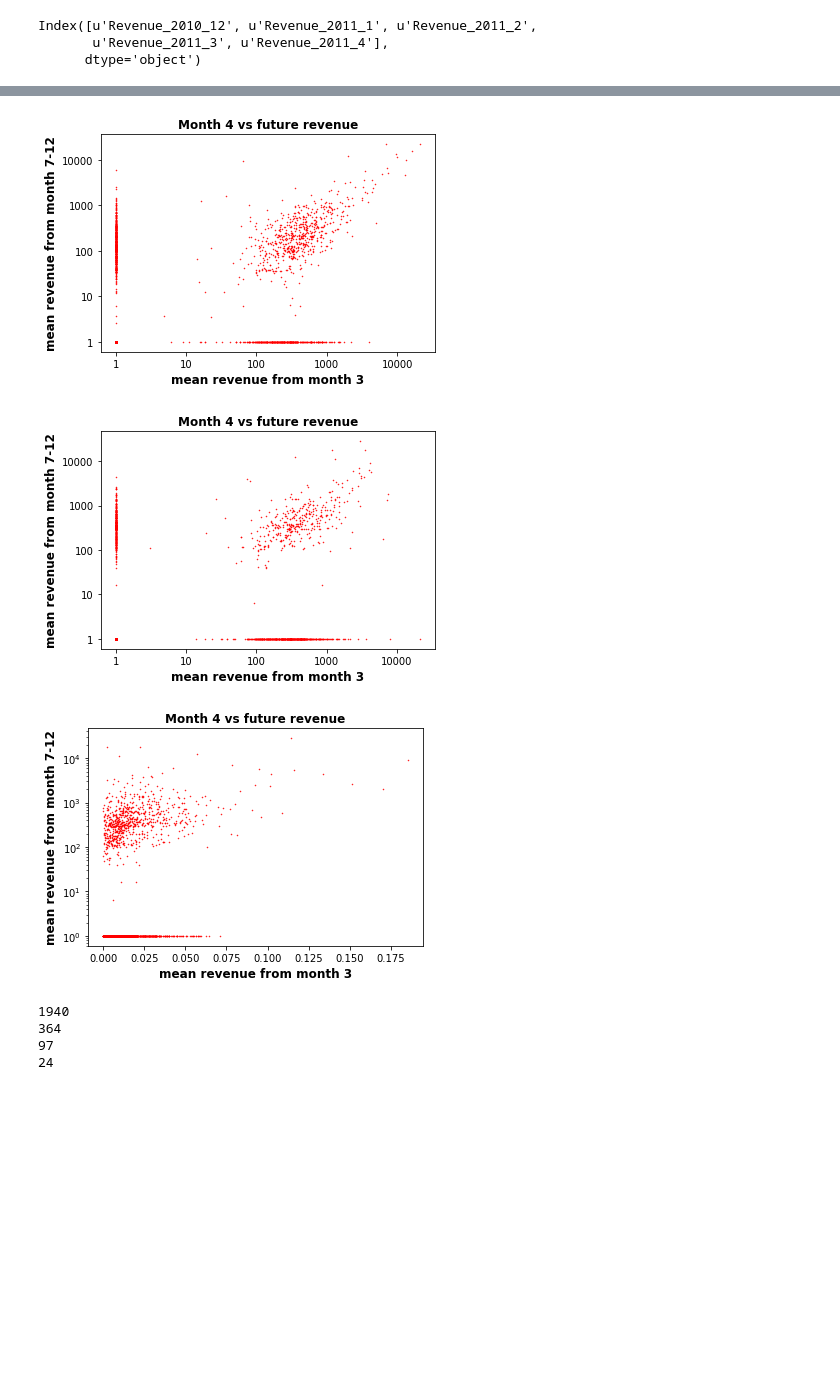
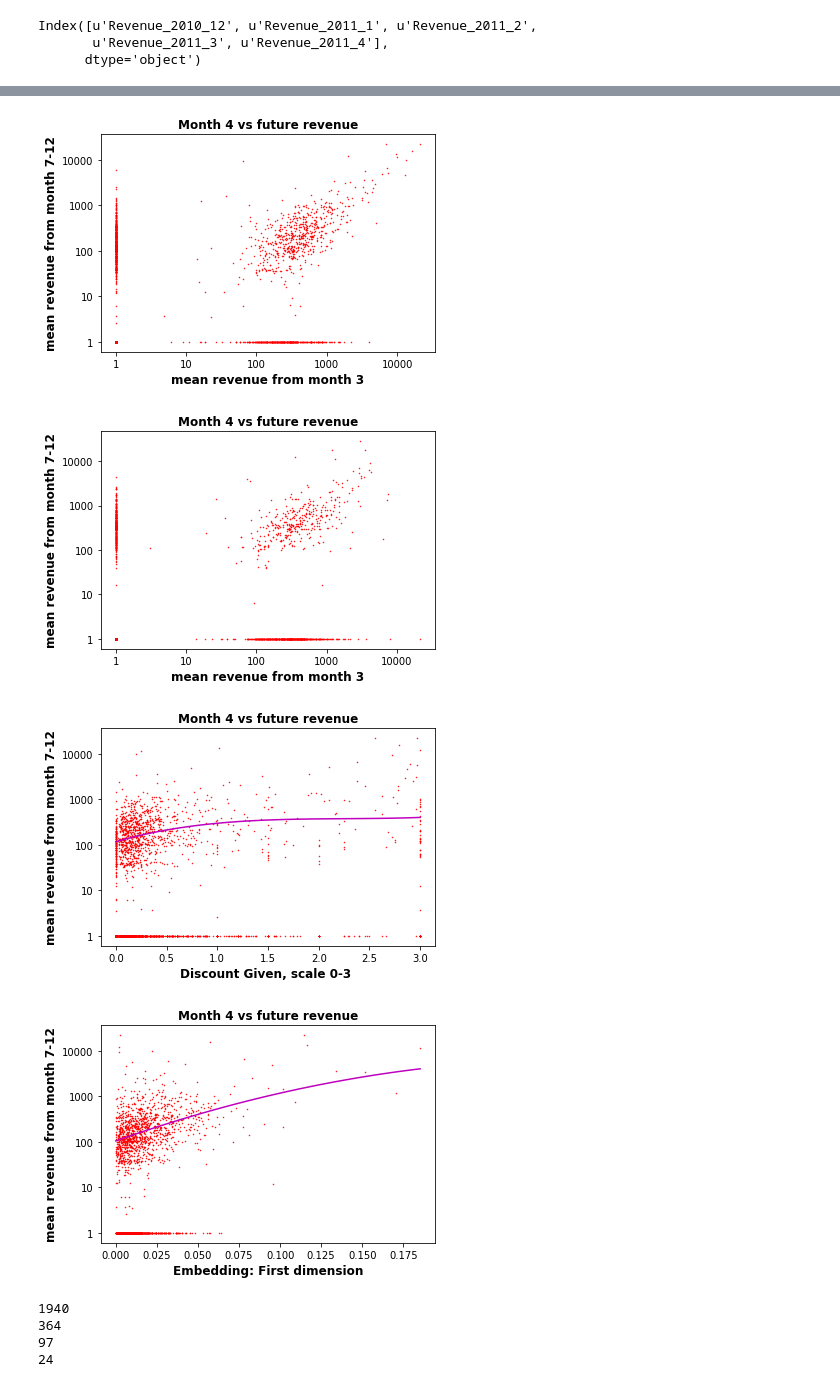
Before and after one commit to leexa90/E-commece-Data-Science, a Jupyter notebook: Untitled_cluster.ipynb, the cells around one changed output, grey strips where cells are left out. Saved outputs shown, nothing was run; the diff lists cells and outputs as text; code cells hidden in the pictures; blank space fills up the shorter version.

```diff
--- a/Untitled_cluster.ipynb
+++ b/Untitled_cluster.ipynb
@@ -233,5 +240,10 @@ Invoice_future = test5.groupby(['CustomerID',]).apply(lambda x :(list(x['StockCo
 customer_info_orders = pd.merge(customer_info_orders,Invoice_future,on='CustomerID',how='outer')
 customer_info_orders.rename(columns={0 : 'orders_future5'},inplace=True)
 
+#get discount given to each customer during training phase
+discount_rating = train.groupby('CustomerID')['Discount_given'].apply(np.mean).reset_index(drop=0)
+customer_info_orders = pd.merge(customer_info_orders,discount_rating,on='CustomerID',how='outer')
+
+
+
 customer_info_orders = customer_info_orders.sort_values('CustomerID').reset_index(drop=True)
-#print customer_info_orders
@@ -463,12 +474,12 @@ len(train),len(test),len(test2),len(test3),len(test4),len(test5)
 '''
 customer_info_orders.columns = [regex.sub("_", col) if any(x in str(col) for x in set(('[', ']', '<'))) else col for col in customer_info_orders.columns.values]
 
-predictors = list(customer_info_orders.keys()[3:8])+['mean_log_rev_train',]+\
+predictors = list(customer_info_orders.keys()[3:8])+['mean_log_rev_train','Discount_given']+\
                      list([x for x in customer_info_orders.keys() if 'svd' in str(x)]) [:30]
 colsA =  ['Revenue_2011_' + str(x) for x in [1,2,3,4]]+['Revenue_2010_12']
 customer_info_orders['mean_log_rev_train']= np.log10(1+np.mean(customer_info_orders[colsA].values,1))
 z = customer_info_orders[['pdt_'+str(x) for x in range(100)]].describe().loc['mean']
-predictors += list(z[z>0.03].index)
+#predictors += list(z[z>0.03].index)
 target = 'target'
 gc.collect()
 for i in range(2,6):
@@ -572,37 +609,66 @@ plt.plot(customer_info_orders2['mean_log_rev_train'],customer_info_orders2['targ
 plt.xlabel('mean revenue from month 1-5',weight='bold',fontsize=12)
 plt.ylabel('mean revenue from month 7-12',weight='bold',fontsize=12)
 plt.title('Past revenue vs future revenue',weight='bold',fontsize=12)
 plt.xticks(range(5),[10**x for x in range(5)])
 plt.yticks(range(5),[10**x for x in range(5)])
 plt.show()
 plt.close()
 plt.plot(np.log10(1+customer_info_orders2['Revenue_2011_3']),customer_info_orders2['target5'],'ro',markersize=0.5)
 plt.xlabel('mean revenue from month 3',weight='bold',fontsize=12)
 plt.ylabel('mean revenue from month 7-12',weight='bold',fontsize=12)
 plt.title('Month 4 vs future revenue',weight='bold',fontsize=12)
 plt.xticks(range(5),[10**x for x in range(5)])
 plt.yticks(range(5),[10**x for x in range(5)])
 plt.show()
 plt.plot(np.log10(1+customer_info_orders2['Revenue_2011_4']),
          np.log10(1+customer_info_orders2['Revenue_2011_5']),'ro',markersize=0.5)
 plt.xlabel('mean revenue from month 3',weight='bold',fontsize=12)
 plt.ylabel('mean revenue from month 7-12',weight='bold',fontsize=12)
 plt.title('Month 4 vs future revenue',weight='bold',fontsize=12)
 plt.xticks(range(5),[10**x for x in range(5)])
 plt.yticks(range(5),[10**x for x in range(5)])
 plt.show()
-plt.plot(customer_info_orders2['svd_0'],1+customer_info_orders2['Revenue_2011_5'],'ro',markersize=0.5)
-plt.xlabel('mean revenue from month 3',weight='bold',fontsize=12)
+from sklearn.linear_model import LogisticRegression
+
+LogisticRegression()
+def four_degree_polynomial(X,y,n=3):
+    X1 = X[y>0]
+    y1 = y[y>0]
+    X2 = np.stack([X1**i for i in range(0,n)],-1)
+    B = np.matmul(np.matmul(np.linalg.inv(np.matmul(X2.T,X2)),X2.T),y1.values)
+    X3 = np.linspace(min(X),max(X),100)
+    X4 = np.stack([X3**i for i in range(0,n)],-1)
+    y4 = np.matmul(X4,B)
+    return X3,y4,LogisticRegression().fit(np.stack([X**i for i in range(0,n)],-1),1*(y>0)).predict_proba(X4)[:,1]
+
+plt.plot(customer_info_orders2['Discount_given'],customer_info_orders2['target5'],'ro',markersize=0.5)
+a,b,c = four_degree_polynomial(customer_info_orders2['Discount_given'],customer_info_orders2['target5'],n=4)
+plt.plot(a,b,'m')
+#plt.plot(a,3*(np.log10(c)+1),'c')
+plt.xlabel('Discount Given, scale 0-3 ',weight='bold',fontsize=12)
 plt.ylabel('mean revenue from month 7-12',weight='bold',fontsize=12)
 plt.title('Month 4 vs future revenue',weight='bold',fontsize=12)
 #plt.xticks(range(5),[10**x for x in range(5)])
-plt.yscale('log')
+plt.yticks(range(5),[10**x for x in range(5)])
 plt.show()
+
+
+plt.plot(customer_info_orders2['svd_0'],customer_info_orders2['target5'],'ro',markersize=0.5)
+a,b,c = four_degree_polynomial(customer_info_orders2['svd_0'],customer_info_orders2['target5'],n=3)
+plt.plot(a,b,'m')
+#plt.plot(a,3*(np.log10(c)+1),'c')
+plt.xlabel('Embedding: First dimension',weight='bold',fontsize=12)
+plt.ylabel('mean revenue from month 7-12',weight='bold',fontsize=12)
+plt.title('Month 4 vs future revenue',weight='bold',fontsize=12)
+#plt.xticks(range(5),[10**x for x in range(5)])
+plt.yticks(range(5),[10**x for x in range(5)])
+plt.show()
 # %% [output]
 [figure]
 [figure]
 [figure]
-[figure, old version]
+[figure, new version]
+[figure, added]
 # %%
 col = ['r','m','b','g'][::-1]
 percentile = [(0,1),(1,5),(5,20),(20,100)][::-1]
```
Also changed, not shown: parts of 21 cells of this notebook, 3 other files.
